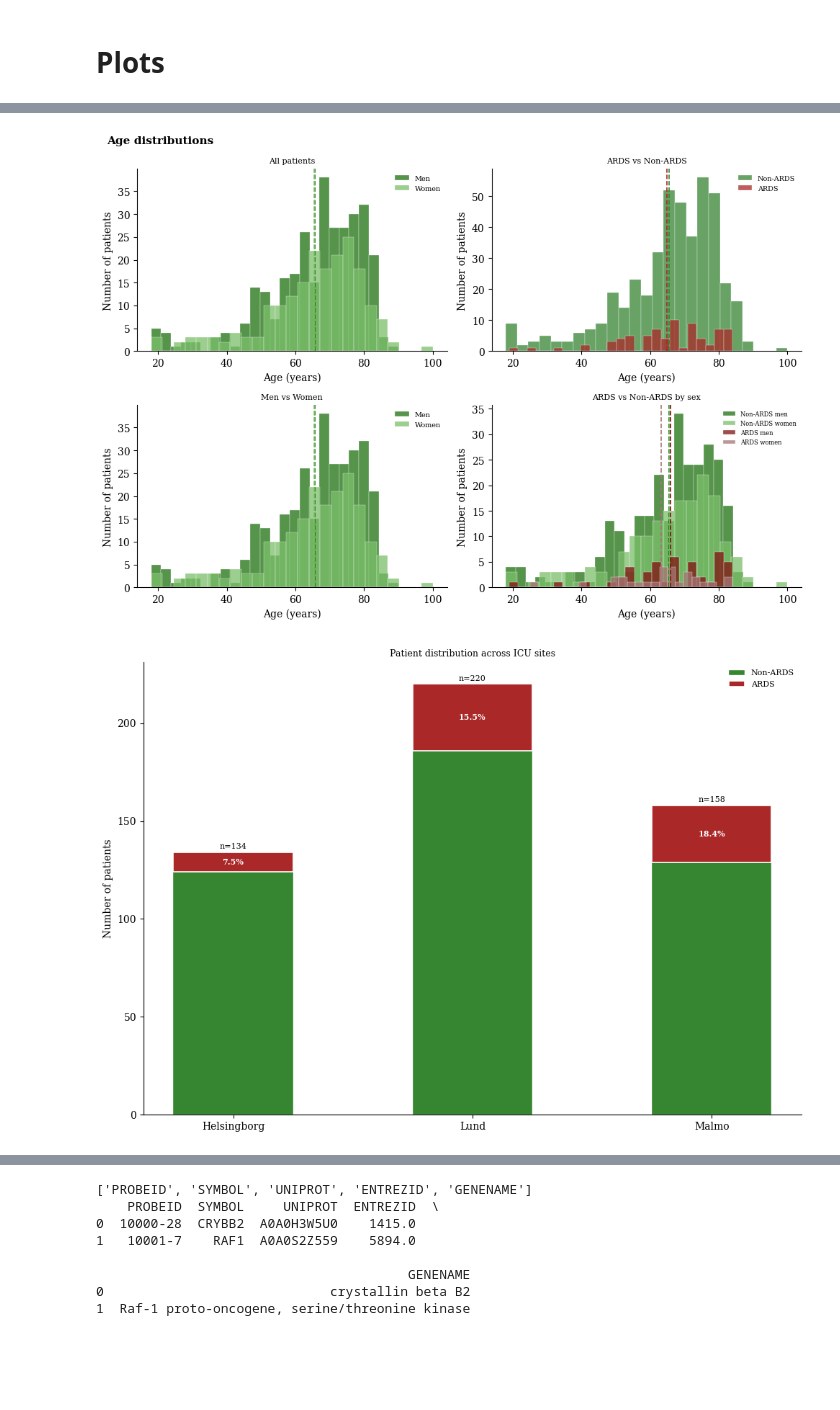
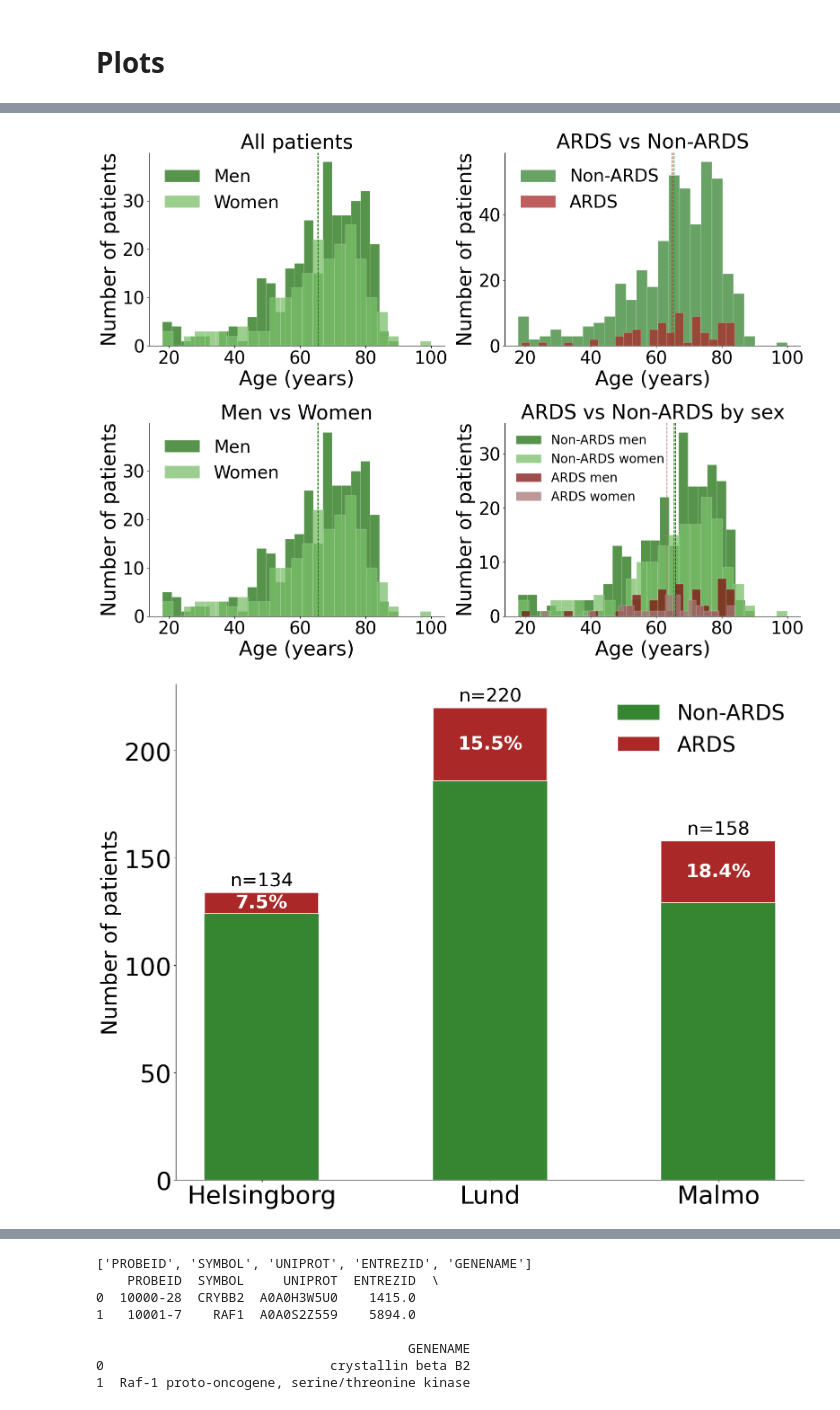
Before and after one commit to andreasjak/MSc26_Proteomics, a Jupyter notebook: notebooks/data_vis.ipynb, the cells around one changed output, grey strips where cells are left out. Cells and saved outputs as stored; diff of their text form; code cells hidden in the pictures; blank space fills up the shorter version.

Commit message:
data vis notebook fontsize changes

```diff
--- a/notebooks/data_vis.ipynb
+++ b/notebooks/data_vis.ipynb
@@ -206,63 +223,87 @@ mean_non_w = women_non.mean()
 mean_ard_m = men_ard.mean()
 mean_ard_w = women_ard.mean()
 # %%
-fig, axes = plt.subplots(2, 2, figsize=(10, 7))
-fig.suptitle("Age distributions", fontsize=11, fontweight="bold", x=0.02, ha="left")
+FONTSIZE_TITLE  = 32
+FONTSIZE_LABEL  = 32
+FONTSIZE_TICK   = 28
+FONTSIZE_LEGEND = 28
+
+fig, axes = plt.subplots(2, 2, figsize=(16, 12))
 
 def vline(ax, val, color):
     ax.axvline(val, color=color, linestyle="--", linewidth=1.2)
 
+def style_ax(ax):
+    ax.spines["top"].set_visible(False)
+    ax.spines["right"].set_visible(False)
+    ax.tick_params(axis="both", labelsize=FONTSIZE_TICK)
+
 # (a) All patients
 ax = axes[0, 0]
-ax.set_title("All patients", fontsize=8)
+ax.set_title("All patients", fontsize=FONTSIZE_TITLE)
 ax.hist(men_all,   bins=BINS, color=C_MEN_D,  alpha=0.75, edgecolor="white", linewidth=0.3, label="Men")
 ax.hist(women_all, bins=BINS, color=C_WOMEN_L, alpha=0.75, edgecolor="white", linewidth=0.3, label="Women")
 vline(ax, mean_men,   C_MEN_D)
 vline(ax, mean_women, C_WOMEN_L)
-ax.set_xlabel("Age (years)"); ax.set_ylabel("Number of patients")
-ax.legend(fontsize=7, frameon=False)
+ax.set_xlabel("Age (years)", fontsize=FONTSIZE_LABEL)
+ax.set_ylabel("Number of patients", fontsize=FONTSIZE_LABEL)
+ax.legend(fontsize=FONTSIZE_LEGEND, frameon=False)
+style_ax(ax)
 
 # (b) ARDS vs Non-ARDS
 ax = axes[0, 1]
-ax.set_title("ARDS vs Non-ARDS", fontsize=8)
+ax.set_title("ARDS vs Non-ARDS", fontsize=FONTSIZE_TITLE)
 ax.hist(non_ards['age'], bins=BINS, color=C_NON_ARDS, alpha=0.75, edgecolor="white", linewidth=0.3, label="Non-ARDS")
 ax.hist(ards['age'],     bins=BINS, color=C_ARDS,     alpha=0.75, edgecolor="white", linewidth=0.3, label="ARDS")
 vline(ax, mean_non, C_NON_ARDS)
 vline(ax, mean_ard, C_ARDS)
-ax.set_xlabel("Age (years)"); ax.set_ylabel("Number of patients")
-ax.legend(fontsize=7, frameon=False)
+ax.set_xlabel("Age (years)", fontsize=FONTSIZE_LABEL)
+ax.set_ylabel("Number of patients", fontsize=FONTSIZE_LABEL)
+ax.legend(fontsize=FONTSIZE_LEGEND, frameon=False)
+style_ax(ax)
 
 # (c) Men vs Women
 ax = axes[1, 0]
-ax.set_title("Men vs Women", fontsize=8)
+ax.set_title("Men vs Women", fontsize=FONTSIZE_TITLE)
 ax.hist(men_all,   bins=BINS, color=C_MEN_D,  alpha=0.75, edgecolor="white", linewidth=0.3, label="Men")
 ax.hist(women_all, bins=BINS, color=C_WOMEN_L, alpha=0.75, edgecolor="white", linewidth=0.3, label="Women")
 vline(ax, mean_men,   C_MEN_D)
 vline(ax, mean_women, C_WOMEN_L)
-ax.set_xlabel("Age (years)"); ax.set_ylabel("Number of patients")
-ax.legend(fontsize=7, frameon=False)
+ax.set_xlabel("Age (years)", fontsize=FONTSIZE_LABEL)
+ax.set_ylabel("Number of patients", fontsize=FONTSIZE_LABEL)
+ax.legend(fontsize=FONTSIZE_LEGEND, frameon=False)
+style_ax(ax)
 
 # (d) ARDS vs Non-ARDS by sex
 ax = axes[1, 1]
-ax.set_title("ARDS vs Non-ARDS by sex", fontsize=8)
+ax.set_title("ARDS vs Non-ARDS by sex", fontsize=FONTSIZE_TITLE)
 ax.hist(men_non,   bins=BINS, color=C_MEN_D,  alpha=0.75, edgecolor="white", linewidth=0.3, label="Non-ARDS men")
 ax.hist(women_non, bins=BINS, color=C_WOMEN_L, alpha=0.75, edgecolor="white", linewidth=0.3, label="Non-ARDS women")
 ax.hist(men_ard,   bins=BINS, color=C_MEN_A,  alpha=0.75, edgecolor="white", linewidth=0.3, label="ARDS men")
 ax.hist(women_ard, bins=BINS, color=C_WOMEN_A, alpha=0.75, edgecolor="white", linewidth=0.3, label="ARDS women")
 for val, col in [(mean_non_m, C_MEN_D), (mean_non_w, C_WOMEN_L),
                  (mean_ard_m, C_MEN_A),  (mean_ard_w, C_WOMEN_A)]:
     vline(ax, val, col)
-ax.set_xlabel("Age (years)"); ax.set_ylabel("Number of patients")
-ax.legend(fontsize=6, frameon=False)
+ax.set_xlabel("Age (years)", fontsize=FONTSIZE_LABEL)
+ax.set_ylabel("Number of patients", fontsize=FONTSIZE_LABEL)
+ax.legend(fontsize=20, frameon=False)
+style_ax(ax)
 
 fig.tight_layout()
+fig.subplots_adjust(hspace=0.4)  # öka värdet för mer mellanrum
+fig.savefig("../figures/age_dists.pdf", bbox_inches="tight", dpi=300)
 plt.show()
 # %% [output]
-[figure, old version]
+[figure, new version]
 # %%
-# Figure 2b — ICU site stacked bar
-fig, ax = plt.subplots(figsize=(10, 7))
-ax.set_title("Patient distribution across ICU sites", fontsize=9)
+FONTSIZE_TITLE  = 34
+FONTSIZE_LABEL  = 34
+FONTSIZE_TICK   = 40
+FONTSIZE_LEGEND = 34
+FONTSIZE_ANNOT  = 30
+
+fig, ax = plt.subplots(figsize=(16, 12))
+#ax.set_title("Patient distribution across ICU sites", fontsize=FONTSIZE_TITLE)
 
 sites   = sorted(d3['IVAavd'].dropna().unique())
 n_non_s = [len(non_ards[non_ards['IVAavd'] == s]) for s in sites]
@@ -272,16 +313,22 @@ x = np.arange(len(sites))
 
 ax.bar(x, n_non_s, width=0.5, color=C_NON_ARDS, label="Non-ARDS", edgecolor="white", linewidth=0.3)
 ax.bar(x, n_ard_s, width=0.5, bottom=n_non_s,   color=C_ARDS,     label="ARDS",     edgecolor="white", linewidth=1.2)
-ax.set_xticks(x); ax.set_xticklabels(sites)
-ax.set_ylabel("Number of patients")
-ax.legend(fontsize=8, frameon=False)
+ax.set_xticks(x)
+ax.set_xticklabels(sites, fontsize=FONTSIZE_TICK)
+ax.tick_params(axis="y", labelsize=FONTSIZE_TICK)
+ax.set_ylabel("Number of patients", fontsize=FONTSIZE_LABEL)
+ax.legend(fontsize=FONTSIZE_LEGEND, frameon=False)
+ax.spines["top"].set_visible(False)
+ax.spines["right"].set_visible(False)
+
 for i, (na, a, tot) in enumerate(zip(n_non_s, n_ard_s, n_tot_s)):
-    ax.text(i, tot + 1, f"n={tot}", ha="center", va="bottom", fontsize=8)
+    ax.text(i, tot + 1, f"n={tot}", ha="center", va="bottom", fontsize=FONTSIZE_ANNOT)
     ax.text(i, na + a/2, f"{a/tot*100:.1f}%", ha="center", va="center",
-            fontsize=8, color="white", fontweight="bold")
+            fontsize=FONTSIZE_ANNOT, color="white", fontweight="bold")
 
 fig.tight_layout()
+fig.savefig("../figures/icu_dists.pdf", bbox_inches="tight", dpi=300)
 plt.show()
 # %% [output]
-[figure, old version]
+[figure, new version]
 # %%
```
Also changed, not shown: parts of 7 cells of this notebook.
